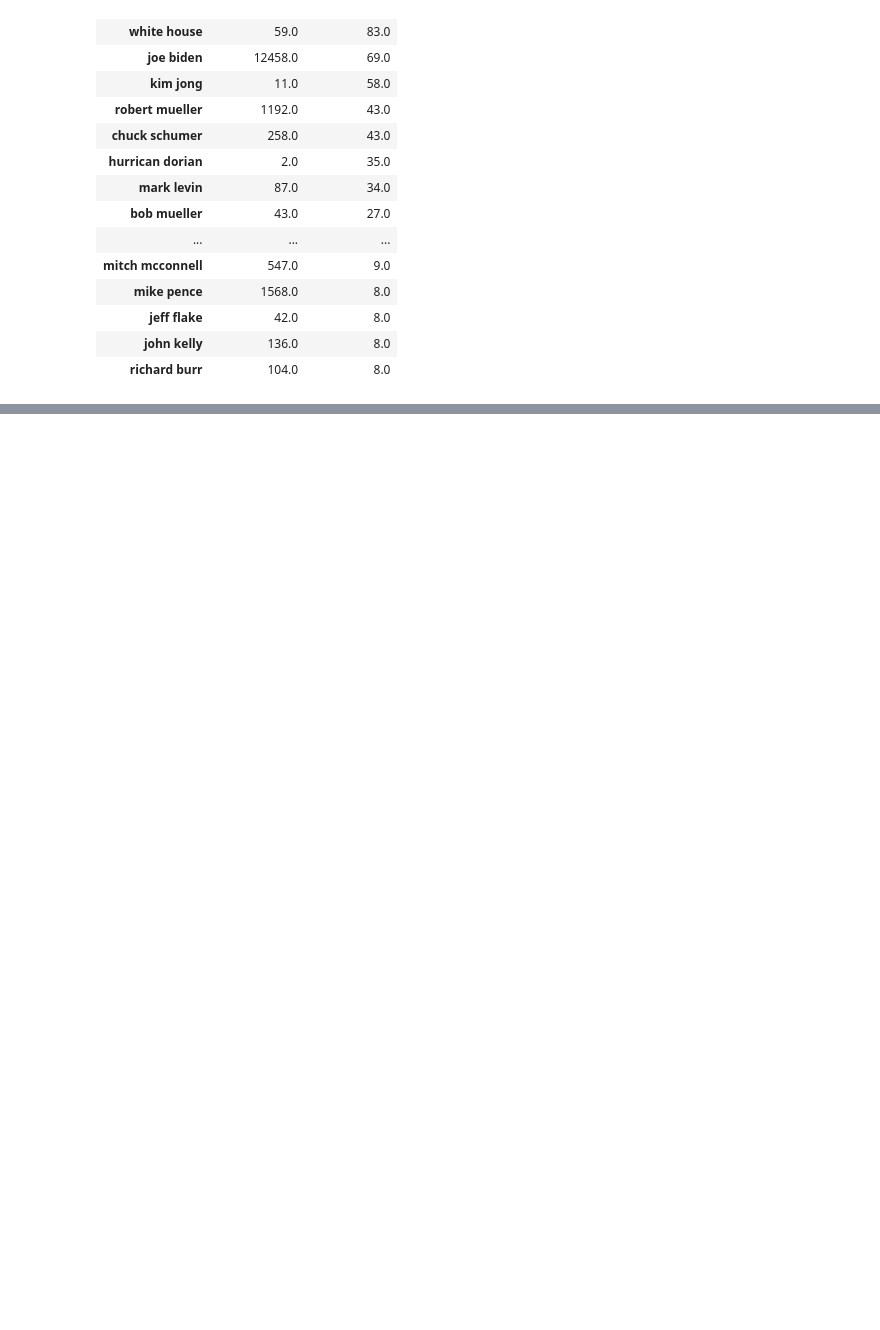
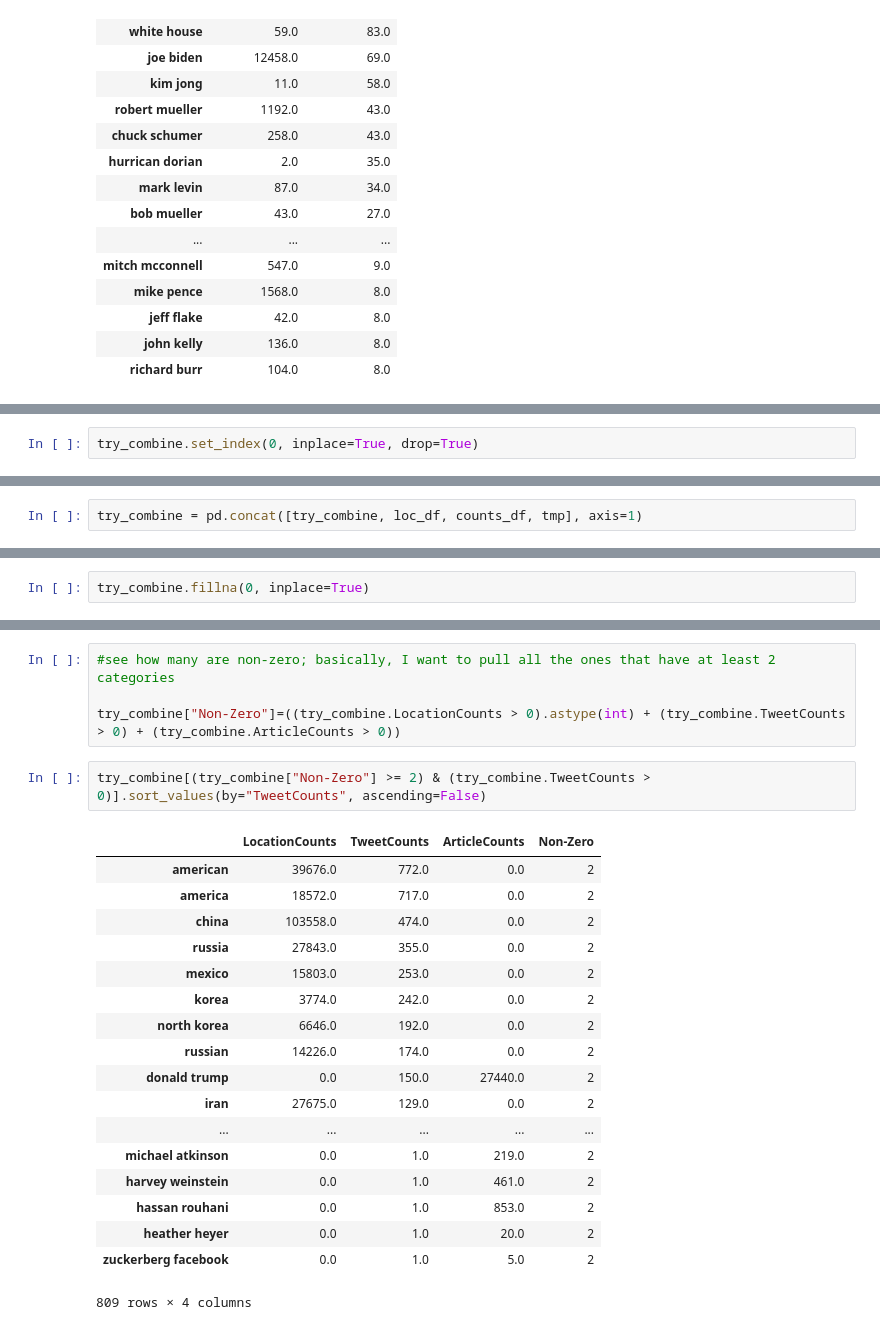
Before and after one commit to brockmanmatt/gdelt_news_exploration, a Jupyter notebook: LabelTweets.ipynb, the cells around one changed output, grey strips where cells are left out. Saved outputs shown, nothing was run; the diff lists cells and outputs as text; blank space fills up the shorter version.

```diff
--- a/LabelTweets.ipynb
+++ b/LabelTweets.ipynb
@@ -254,0 +354,2 @@ To retain the current behavior and silence the warning, pass 'sort=True'.
+# %%
+try_combine.set_index(0, inplace=True, drop=True)
@@ -254,0 +366,2 @@ To retain the current behavior and silence the warning, pass 'sort=True'.
+# %%
+try_combine = pd.concat([try_combine, loc_df, counts_df, tmp], axis=1)
@@ -254,0 +380,2 @@ To retain the current behavior and silence the warning, pass 'sort=True'.
+# %%
+try_combine.fillna(0, inplace=True)
@@ -254,0 +391,25 @@ To retain the current behavior and silence the warning, pass 'sort=True'.
+# %%
+#see how many are non-zero; basically, I want to pull all the ones that have at least 2 categories
+
+try_combine["Non-Zero"]=((try_combine.LocationCounts > 0).astype(int) + (try_combine.TweetCounts > 0) + (try_combine.ArticleCounts > 0))
+# %%
+try_combine[(try_combine["Non-Zero"] >= 2) & (try_combine.TweetCounts > 0)].sort_values(by="TweetCounts", ascending=False)
+# %% [output]
+|  | LocationCounts | TweetCounts | ArticleCounts | Non-Zero |
+| american | 39676.0 | 772.0 | 0.0 | 2 |
+| america | 18572.0 | 717.0 | 0.0 | 2 |
+| china | 103558.0 | 474.0 | 0.0 | 2 |
+| russia | 27843.0 | 355.0 | 0.0 | 2 |
+| mexico | 15803.0 | 253.0 | 0.0 | 2 |
+| korea | 3774.0 | 242.0 | 0.0 | 2 |
+| north korea | 6646.0 | 192.0 | 0.0 | 2 |
+| russian | 14226.0 | 174.0 | 0.0 | 2 |
+| donald trump | 0.0 | 150.0 | 27440.0 | 2 |
+| iran | 27675.0 | 129.0 | 0.0 | 2 |
+| ... | ... | ... | ... | ... |
+| michael atkinson | 0.0 | 1.0 | 219.0 | 2 |
+| harvey weinstein | 0.0 | 1.0 | 461.0 | 2 |
+| hassan rouhani | 0.0 | 1.0 | 853.0 | 2 |
+| heather heyer | 0.0 | 1.0 | 20.0 | 2 |
+| zuckerberg facebook | 0.0 | 1.0 | 5.0 | 2 |
+809 rows × 4 columns
```
Also changed, not shown: parts of 28 cells of this notebook.
